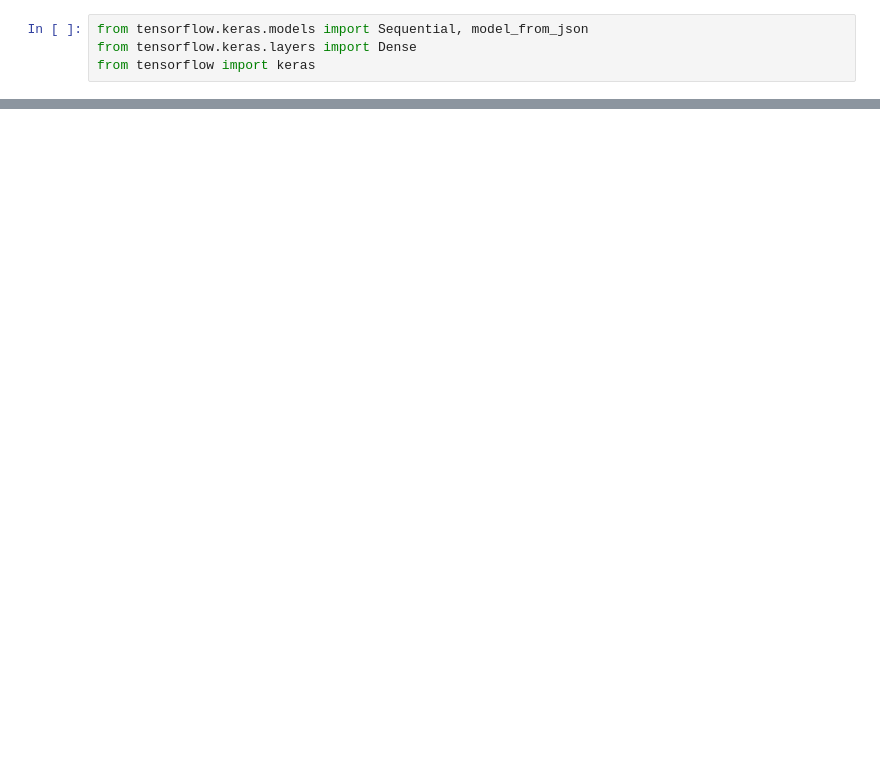
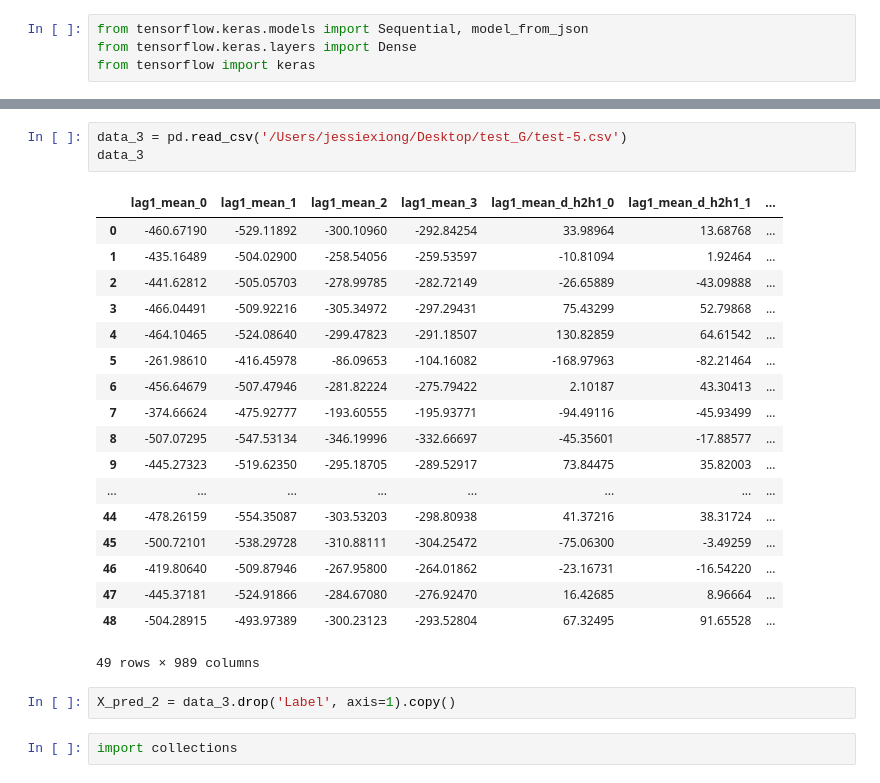
Before and after one commit to jessiexiong/EEG-Emotion-Detector, a Jupyter notebook: ML model/Run_4/OpenBCI_demo.ipynb, the cells around one changed output, grey strips where cells are left out. Saved outputs shown, nothing was run; the diff lists cells and outputs as text; blank space fills up the shorter version.

```diff
--- a/ML model/Run_4/OpenBCI_demo.ipynb
+++ b/ML model/Run_4/OpenBCI_demo.ipynb
@@ -300,0 +331,26 @@ Name: Label, dtype: float64
+# %%
+data_3 = pd.read_csv('/Users/jessiexiong/Desktop/test_G/test-5.csv')
+data_3
+# %% [output]
+|  | lag1_mean_0 | lag1_mean_1 | lag1_mean_2 | lag1_mean_3 | lag1_mean_d_h2h1_0 | lag1_mean_d_h2h1_1 | ... |
+| 0 | -460.67190 | -529.11892 | -300.10960 | -292.84254 | 33.98964 | 13.68768 | ... |
+| 1 | -435.16489 | -504.02900 | -258.54056 | -259.53597 | -10.81094 | 1.92464 | ... |
+| 2 | -441.62812 | -505.05703 | -278.99785 | -282.72149 | -26.65889 | -43.09888 | ... |
+| 3 | -466.04491 | -509.92216 | -305.34972 | -297.29431 | 75.43299 | 52.79868 | ... |
+| 4 | -464.10465 | -524.08640 | -299.47823 | -291.18507 | 130.82859 | 64.61542 | ... |
+| 5 | -261.98610 | -416.45978 | -86.09653 | -104.16082 | -168.97963 | -82.21464 | ... |
+| 6 | -456.64679 | -507.47946 | -281.82224 | -275.79422 | 2.10187 | 43.30413 | ... |
+| 7 | -374.66624 | -475.92777 | -193.60555 | -195.93771 | -94.49116 | -45.93499 | ... |
+| 8 | -507.07295 | -547.53134 | -346.19996 | -332.66697 | -45.35601 | -17.88577 | ... |
+| 9 | -445.27323 | -519.62350 | -295.18705 | -289.52917 | 73.84475 | 35.82003 | ... |
+| ... | ... | ... | ... | ... | ... | ... | ... |
+| 44 | -478.26159 | -554.35087 | -303.53203 | -298.80938 | 41.37216 | 38.31724 | ... |
+| 45 | -500.72101 | -538.29728 | -310.88111 | -304.25472 | -75.06300 | -3.49259 | ... |
+| 46 | -419.80640 | -509.87946 | -267.95800 | -264.01862 | -23.16731 | -16.54220 | ... |
+| 47 | -445.37181 | -524.91866 | -284.67080 | -276.92470 | 16.42685 | 8.96664 | ... |
+| 48 | -504.28915 | -493.97389 | -300.23123 | -293.52804 | 67.32495 | 91.65528 | ... |
+49 rows × 989 columns
+# %%
+X_pred_2 = data_3.drop('Label', axis=1).copy()
+# %%
+import collections
```
Also changed, not shown: parts of 16 cells of this notebook, 1 other file.
